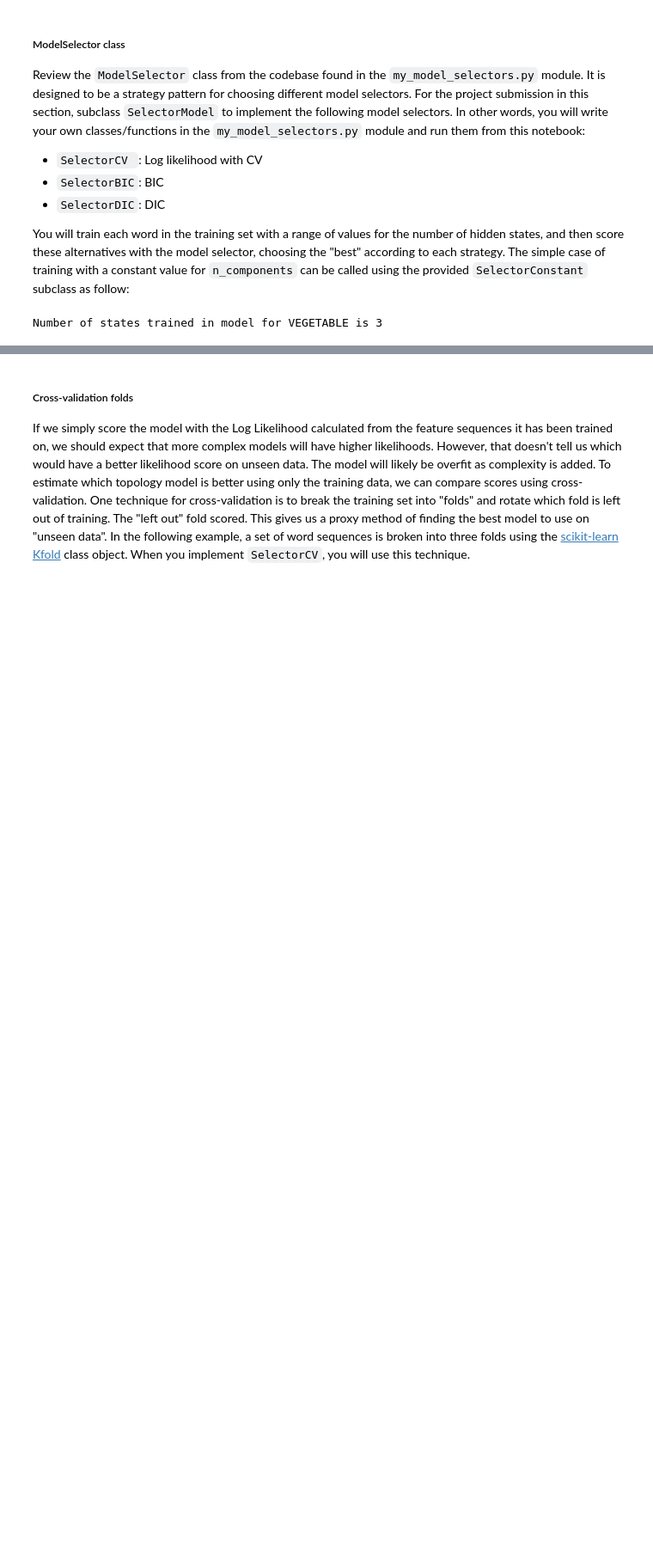
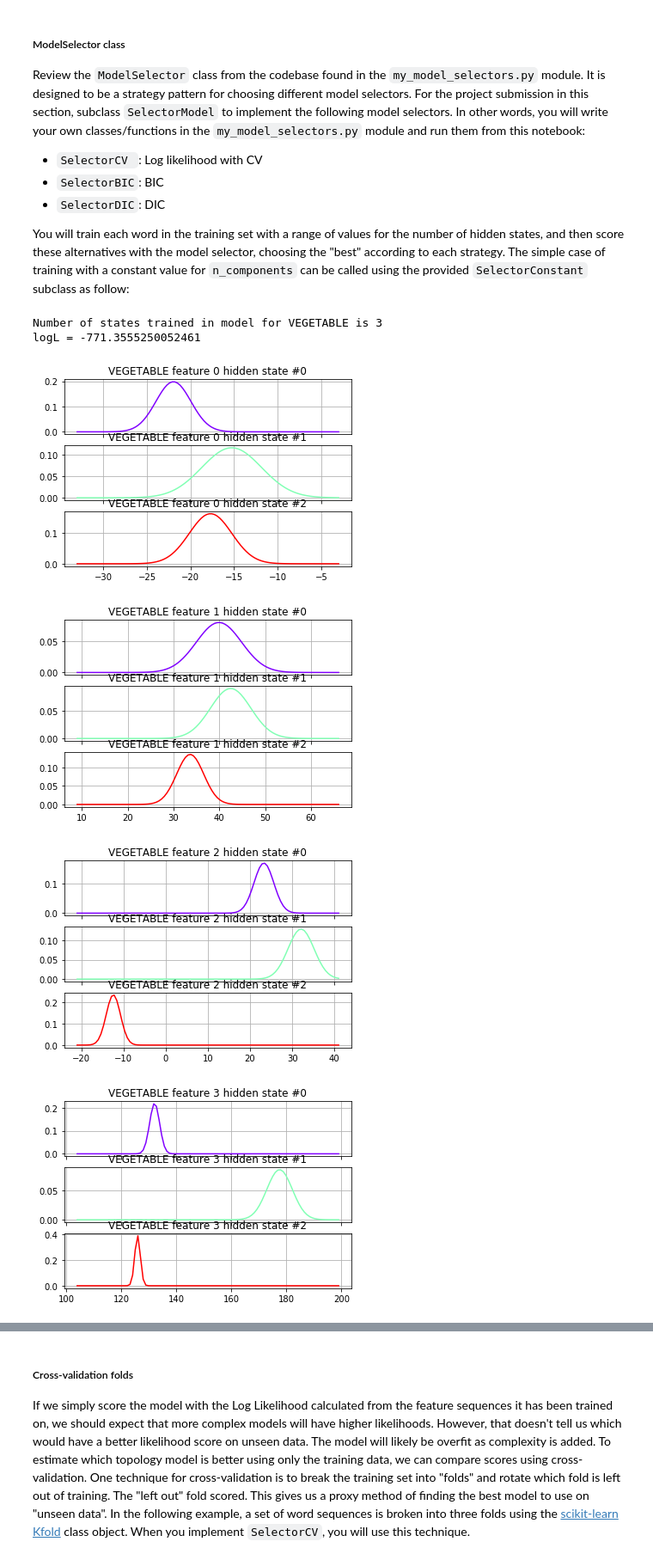
Before and after one commit to edhzsz/AIND-Recognizer, a Jupyter notebook: asl_recognizer.ipynb, the cells around one changed output, grey strips where cells are left out. Shown: that part at 86% size. Drawn from its saved outputs; the diff is of its cells as text; code cells hidden in the pictures; blank space fills up the shorter version.

```diff
--- a/asl_recognizer.ipynb
+++ b/asl_recognizer.ipynb
@@ -376,11 +376,10 @@ def full_train_word(word, num_hidden_states, features_set):
     return model
 
 full_train_word('CHOCOLATE', 3, features_ground)
-full_train_word('GIRL', 3, features_ground)
+full_train_word('GIRL', 5, features_ground)
+full_train_word('GIRL', 5, features_norm)
 full_train_word('GIRL', 5, features_polar)
 full_train_word('GIRL', 5, features_delta)
-full_train_word('GIRL', 3, features_custom)
-full_train_word('GIRL', 4, features_custom)
 full_train_word('GIRL', 5, features_custom)
 # %% [output]
 Training word CHOCOLATE
@@ -472,11 +471,43 @@ Review the `ModelSelector` class from the codebase found in the `my_model_select
 
 You will train each word in the training set with a range of values for the number of hidden states, and then score these alternatives with the model selector, choosing the "best" according to each strategy. The simple case of training with a constant value for `n_components` can be called using the provided `SelectorConstant` subclass as follow:
 # %%
-from my_model_selectors import SelectorConstant
+def train_visualize_model(selector, word, features_set):
+    training = asl.build_training(features_set)
+    X, lengths = training.get_word_Xlengths(word)
 
-training = asl.build_training(features_ground)  # Experiment here with different feature sets defined in part 1
-word = 'VEGETABLE' # Experiment here with different words
-model = SelectorConstant(training.get_all_sequences(), training.get_all_Xlengths(), word, n_constant=3).select()
-print("Number of states trained in model for {} is {}".format(word, model.n_components))
+    try:
+        model = selector(training.get_all_sequences(), training.get_all_Xlengths(), word).select()
+        print("Number of states trained in model for {} is {}".format(word, model.n_components))
+
+        logL = model.score(X, lengths)
+        print("logL = {}".format(logL))
+
+        visualize(word, model)
+    except:
+        pass
+
+    return model
-# %% [output]
-Number of states trained in model for VEGETABLE is 3
+# %%
+from my_model_selectors import SelectorConstant
+
+def constant_selector(sequences, lengths, word):
+    return SelectorConstant(sequences, lengths, word, n_constant=3)
+
+model = train_visualize_model(constant_selector, 'VEGETABLE', features_ground)
+print("--------------------------------------------------")
+model = train_visualize_model(constant_selector, 'GIRL', features_ground)
+print("--------------------------------------------------")
+model = train_visualize_model(constant_selector, 'GIRL', features_norm)
+print("--------------------------------------------------")
+model = train_visualize_model(constant_selector, 'GIRL', features_polar)
+print("--------------------------------------------------")
+model = train_visualize_model(constant_selector, 'GIRL', features_delta)
+print("--------------------------------------------------")
+model = train_visualize_model(constant_selector, 'GIRL', features_custom)
+# %% [output]
+Number of states trained in model for VEGETABLE is 3
+logL = -771.3555250052461
+[figure, added]
+[figure, added]
+[figure, added]
+[figure, added]
```
Also changed, not shown: parts of 14 cells of this notebook, 1 other file.
